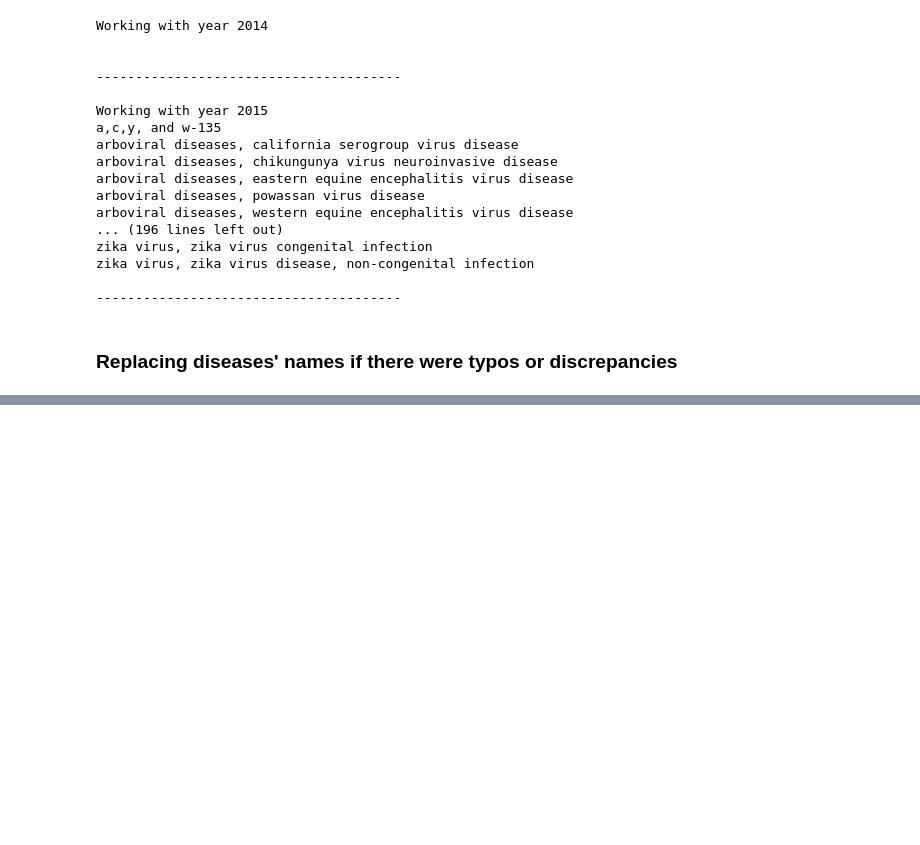
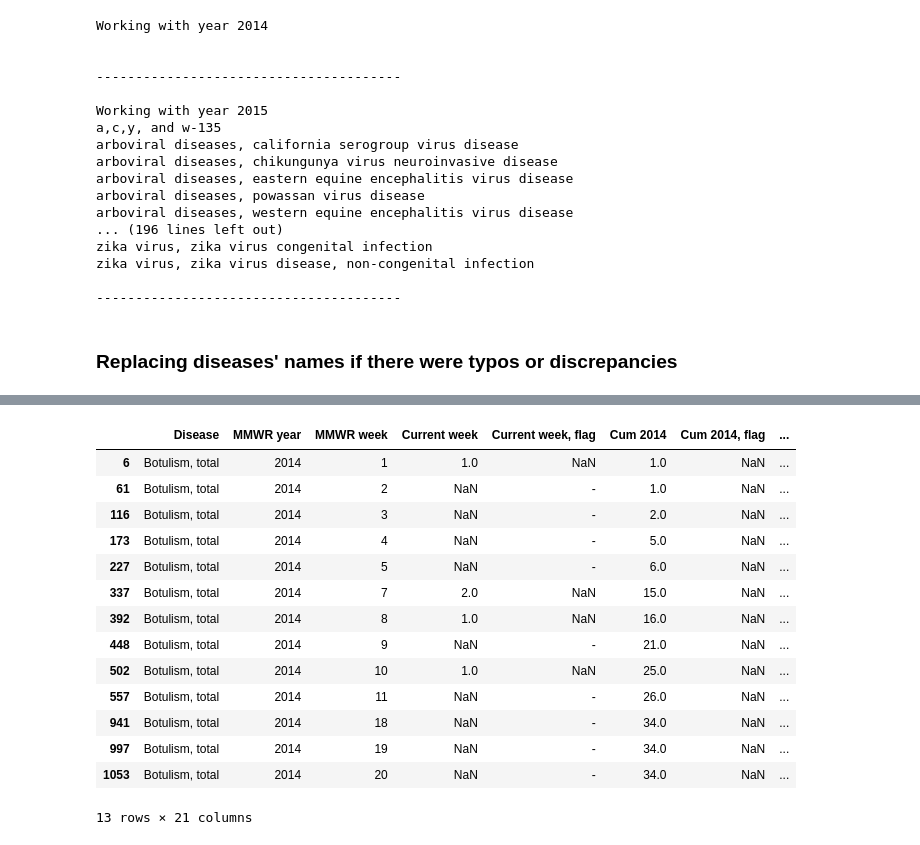
Before and after one commit to jchen2186/mortal-determination, a Jupyter notebook: EDA of Infrequently Reported Notifiable Diseases.ipynb, the cells around one changed output, grey strips where cells are left out. Saved outputs shown, nothing was run; the diff lists cells and outputs as text; code cells hidden in the pictures; blank space fills up the shorter version.

```diff
--- a/EDA of Infrequently Reported Notifiable Diseases.ipynb
+++ b/EDA of Infrequently Reported Notifiable Diseases.ipynb
@@ -230,0 +378,31 @@ df2017['Disease (cleaned)'].replace('arboviral diseases, western equine encephal
+# %%
+set(df2014['Disease (cleaned)'])
+
+tmp = df2014.drop_duplicates(subset=[
+    'Disease (cleaned)',
+    'Total cases reported  2013', 'Total cases reported  2013, flag',
+    'Total cases reported 2012', 'Total cases reported 2012, flag',
+    'Total cases reported 2011', 'Total cases reported 2011, flag',
+    'Total cases reported 2010', 'Total cases reported 2010, flag',
+    'Total cases reported 2009', 'Total cases reported 2009, flag'])
+
+mask = tmp.duplicated(subset='Disease (cleaned)') == True
+tmp[mask]
+
+tmp[tmp['Disease (cleaned)'] == 'botulism, total']
+# %% [output]
+|  | Disease | MMWR year | MMWR week | Current week | Current week, flag | Cum 2014 | Cum 2014, flag | ... |
+| 6 | Botulism, total | 2014 | 1 | 1.0 | NaN | 1.0 | NaN | ... |
+| 61 | Botulism, total | 2014 | 2 | NaN | - | 1.0 | NaN | ... |
+| 116 | Botulism, total | 2014 | 3 | NaN | - | 2.0 | NaN | ... |
+| 173 | Botulism, total | 2014 | 4 | NaN | - | 5.0 | NaN | ... |
+| 227 | Botulism, total | 2014 | 5 | NaN | - | 6.0 | NaN | ... |
+| 337 | Botulism, total | 2014 | 7 | 2.0 | NaN | 15.0 | NaN | ... |
+| 392 | Botulism, total | 2014 | 8 | 1.0 | NaN | 16.0 | NaN | ... |
+| 448 | Botulism, total | 2014 | 9 | NaN | - | 21.0 | NaN | ... |
+| 502 | Botulism, total | 2014 | 10 | 1.0 | NaN | 25.0 | NaN | ... |
+| 557 | Botulism, total | 2014 | 11 | NaN | - | 26.0 | NaN | ... |
+| 941 | Botulism, total | 2014 | 18 | NaN | - | 34.0 | NaN | ... |
+| 997 | Botulism, total | 2014 | 19 | NaN | - | 34.0 | NaN | ... |
+| 1053 | Botulism, total | 2014 | 20 | NaN | - | 34.0 | NaN | ... |
+13 rows × 21 columns
```
Also changed, not shown: parts of 18 cells of this notebook.
